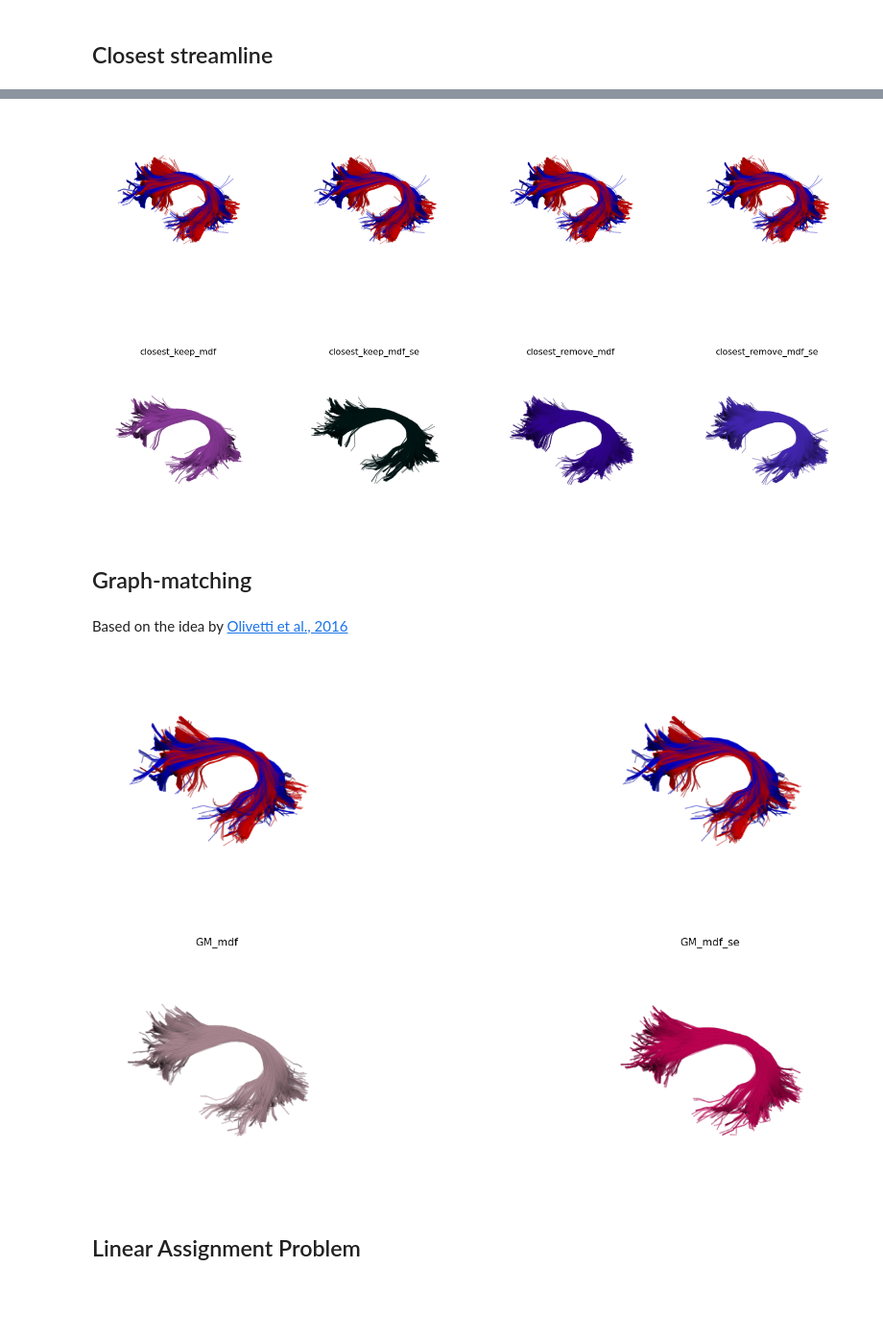
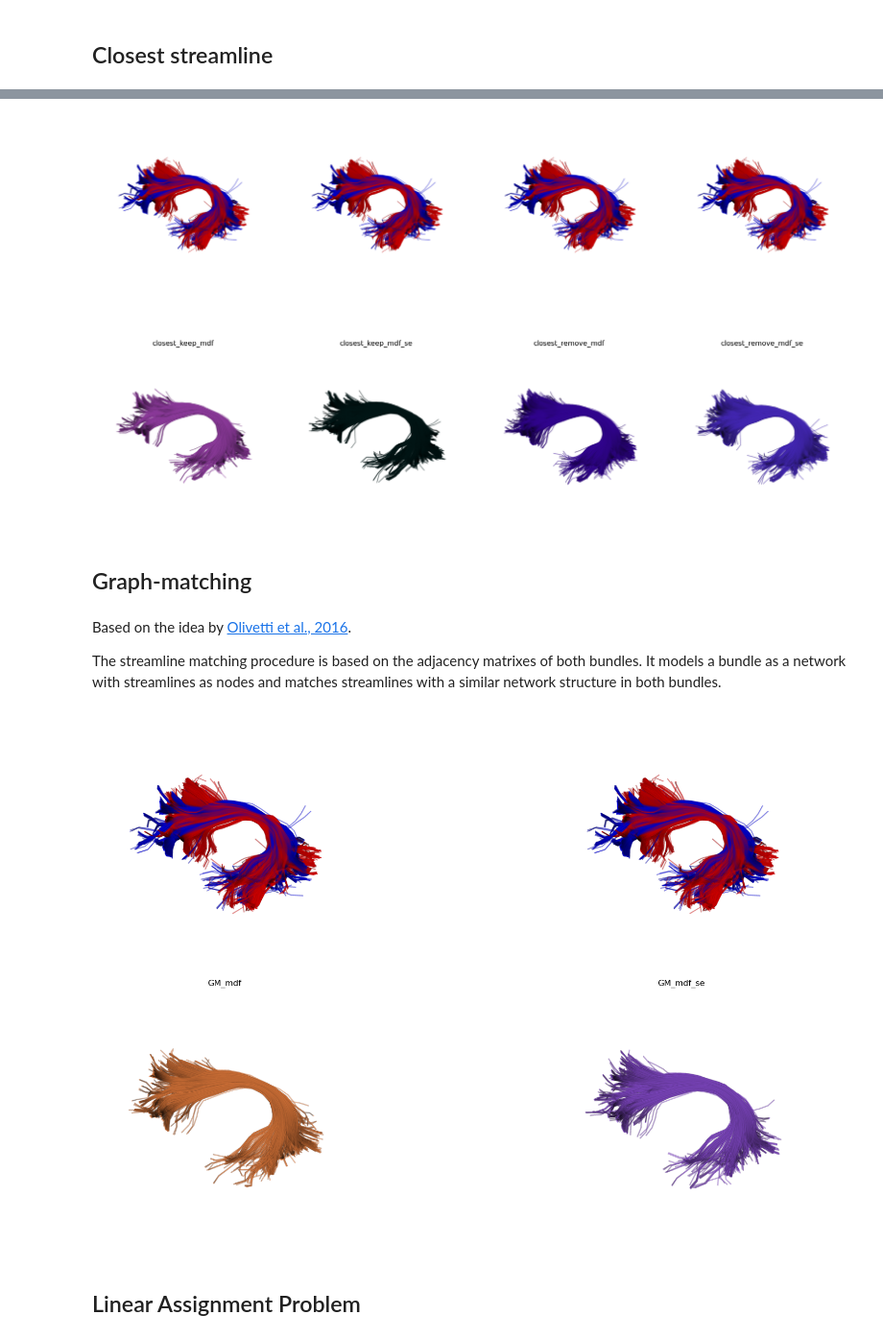
Before and after one commit to drombas/streamlines-gsoc, a Jupyter notebook: code/bundle_combination/bundle_combination.ipynb, the cells around one changed output, grey strips where cells are left out. Shown at 96% size. Cells and saved outputs as stored; diff of their text form; code cells hidden in the pictures; blank space fills up the shorter version.

Commit message:
Improve documentation of bundle combination

```diff
--- a/code/bundle_combination/bundle_combination.ipynb
+++ b/code/bundle_combination/bundle_combination.ipynb
@@ -230,8 +230,8 @@ bundle2 = set_number_of_points(bundle_obj.streamlines, n_point)
 bundle2 = select_random_set_of_streamlines(bundle2, n_stream)
 # %%
 # Visualize two bundles
-col1 = [1,0,0]
-col2 = [0,0,1]
+col1 = [0,0,1]
+col2 = [1,0,0]
 fig, ax = plt.subplots(1, 3, figsize=(26,10))
 show_bundles(ax[0], [bundle1], colors = [col1], labels = f"sub1:{sub1}  n1:{len(bundle1)}")
 show_bundles(ax[1], [bundle2], colors = [col2], labels = f"sub2:{sub2}  n2:{len(bundle2)}")
@@ -267,31 +275,40 @@ for method in methods:
         labels.append(f'{method}_{distance}')
 # %%
 fig, ax = plt.subplots(2, 4, figsize=(25, 15))
-
+plt.tight_layout()
 for i, bundle in enumerate(bundles):
     show_bundles(ax[0, i], [bundle1, bundle2], colors = [col1, col2])
     show_bundles(ax[1, i], [bundle], labels=labels[i])
 # %% [output]
-[figure, old version]
+[figure, new version]
 # %% [markdown]
 ## Graph-matching
 # %% [markdown]
-Based on the idea by [Olivetti et al., 2016](https://doi.org/10.3389/fnins.2016.00554)
+Based on the idea by [Olivetti et al., 2016](https://doi.org/10.3389/fnins.2016.00554).
+
+The streamline matching procedure is based on the adjacency matrixes of both bundles. It models a bundle as a network with streamlines as nodes and matches streamlines with a similar network structure in both bundles.
-# %%
-bundles = []
-labels = []
-distances = ['mdf', 'mdf_se']
-for distance in distances:
-    bundles.append(combine_bundles(bundle1,bundle2,comb_method='graph-match',distance=distance))
-    labels.append(f'GM_{distance}')
+# %%
+bundles = []
+labels = []
+distances = ['mdf', 'mdf_se']
+
+n = min([len(bundle1), len(bundle2)])
+n=1000
+
+bundle1gm = select_random_set_of_streamlines(bundle1, n)
+bundle2gm = select_random_set_of_streamlines(bundle2, n)
+# %%
+for distance in distances:
+    bundles.append(combine_bundles(bundle1gm,bundle2gm,comb_method='graph-match',distance=distance))
+    labels.append(f'GM_{distance}')
 # %%
 fig, ax = plt.subplots(2, 2, figsize=(25, 15))
-
+plt.tight_layout()
 for i, bundle in enumerate(bundles):
     show_bundles(ax[0, i], [bundle1, bundle2], colors = [col1, col2])
     show_bundles(ax[1, i], [bundle], labels=labels[i])
 # %% [output]
-[figure, old version]
+[figure, new version]
 # %% [markdown]
 ## Linear Assignment Problem
 # %% [markdown]
```
Also changed, not shown: parts of 11 cells of this notebook, 1 other file.
